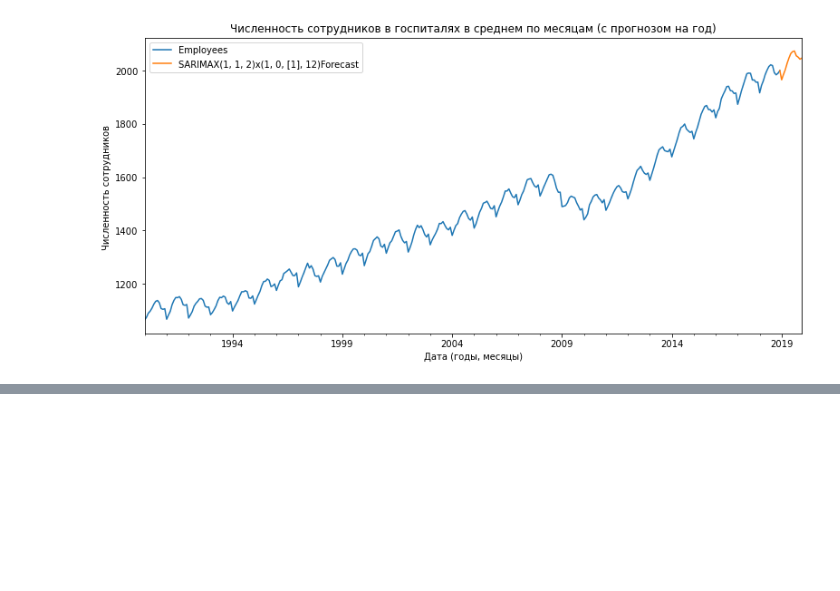
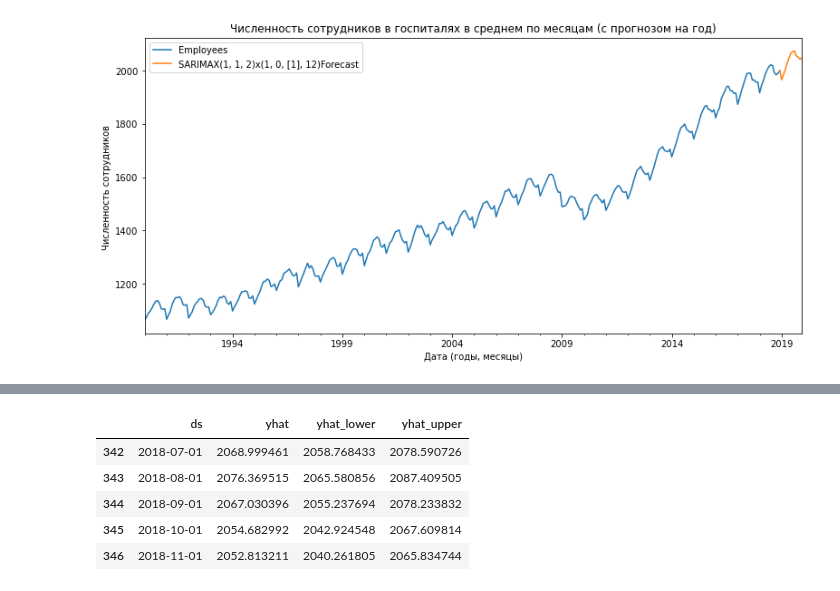
Before and after one commit to anvaan64/innopolis_2, a Jupyter notebook: DZ_Time.ipynb, the cells around one changed output, grey strips where cells are left out. Saved outputs shown, nothing was run; the diff lists cells and outputs as text; code cells hidden in the pictures; blank space fills up the shorter version.

```diff
--- a/DZ_Time.ipynb
+++ b/DZ_Time.ipynb
@@ -253,0 +317,9 @@ ax.autoscale(axis = 'x', tight = True)
+# %%
+forecast_fb[['ds','yhat', 'yhat_lower','yhat_upper']].tail()
+# %% [output]
+|  | ds | yhat | yhat_lower | yhat_upper |
+| 342 | 2018-07-01 | 2068.999461 | 2058.768433 | 2078.590726 |
+| 343 | 2018-08-01 | 2076.369515 | 2065.580856 | 2087.409505 |
+| 344 | 2018-09-01 | 2067.030396 | 2055.237694 | 2078.233832 |
+| 345 | 2018-10-01 | 2054.682992 | 2042.924548 | 2067.609814 |
+| 346 | 2018-11-01 | 2052.813211 | 2040.261805 | 2065.834744 |
```
Also changed, not shown: parts of 27 cells of this notebook.
